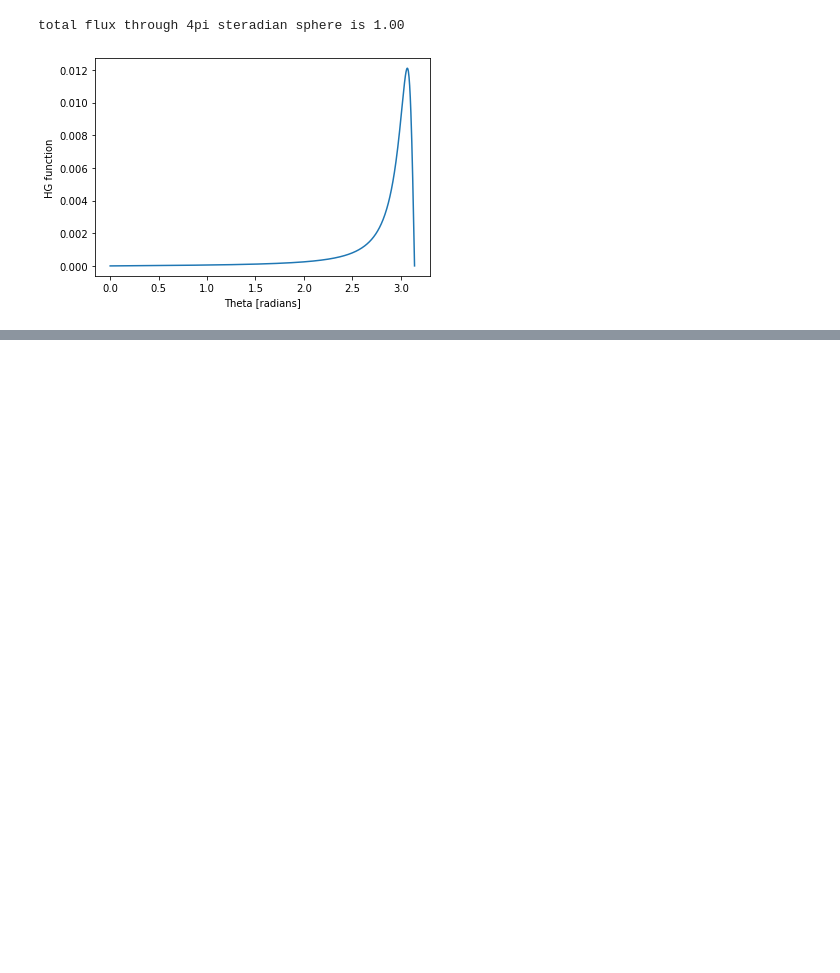
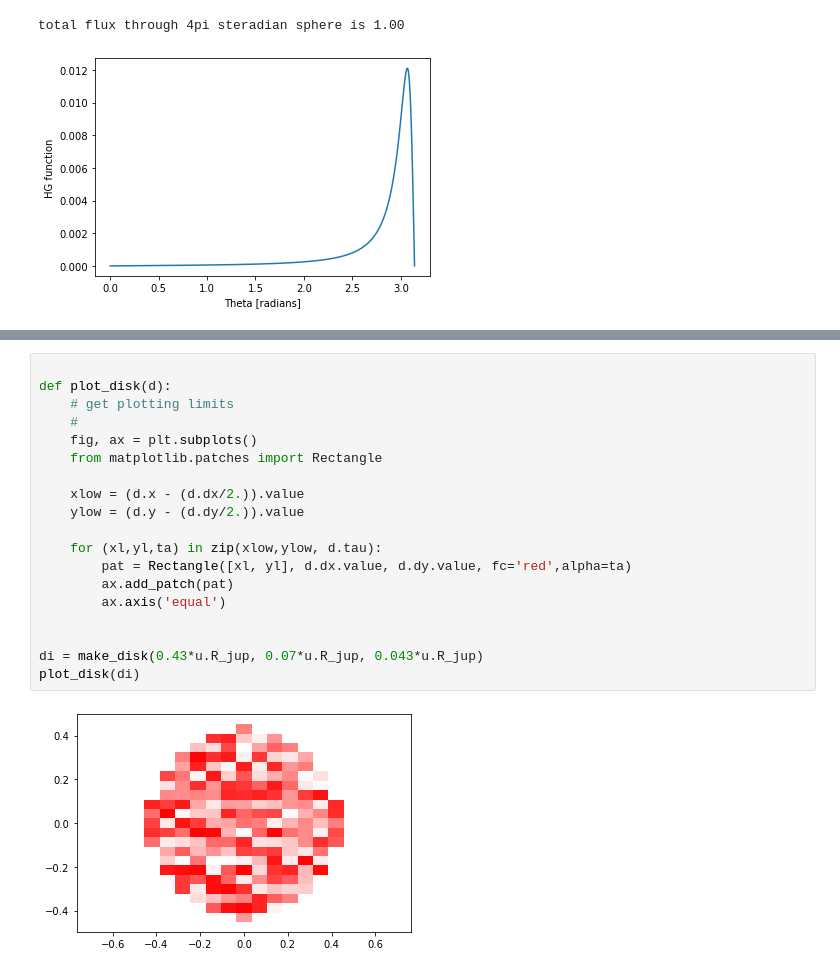
Before and after one commit to mkenworthy/au_mic_b, a Jupyter notebook: ring_forward_scattering.ipynb, the cells around one changed output, grey strips where cells are left out. Drawn from its saved outputs; the diff is of its cells as text; blank space fills up the shorter version.

Commit message:
first working disk and Motes

```diff
--- a/ring_forward_scattering.ipynb
+++ b/ring_forward_scattering.ipynb
@@ -52,0 +102,21 @@ total flux through 4pi steradian sphere is 1.00
+# %%
+
+def plot_disk(d):
+    # get plotting limits
+    #
+    fig, ax = plt.subplots()
+    from matplotlib.patches import Rectangle
+
+    xlow = (d.x - (d.dx/2.)).value
+    ylow = (d.y - (d.dy/2.)).value
+
+    for (xl,yl,ta) in zip(xlow,ylow, d.tau):
+        pat = Rectangle([xl, yl], d.dx.value, d.dy.value, fc='red',alpha=ta)
+        ax.add_patch(pat)
+        ax.axis('equal')
+
+
+di = make_disk(0.43*u.R_jup, 0.07*u.R_jup, 0.043*u.R_jup)
+plot_disk(di)
+# %% [output]
+[figure, added]
```
Also changed, not shown: parts of 1 cell of this notebook.
